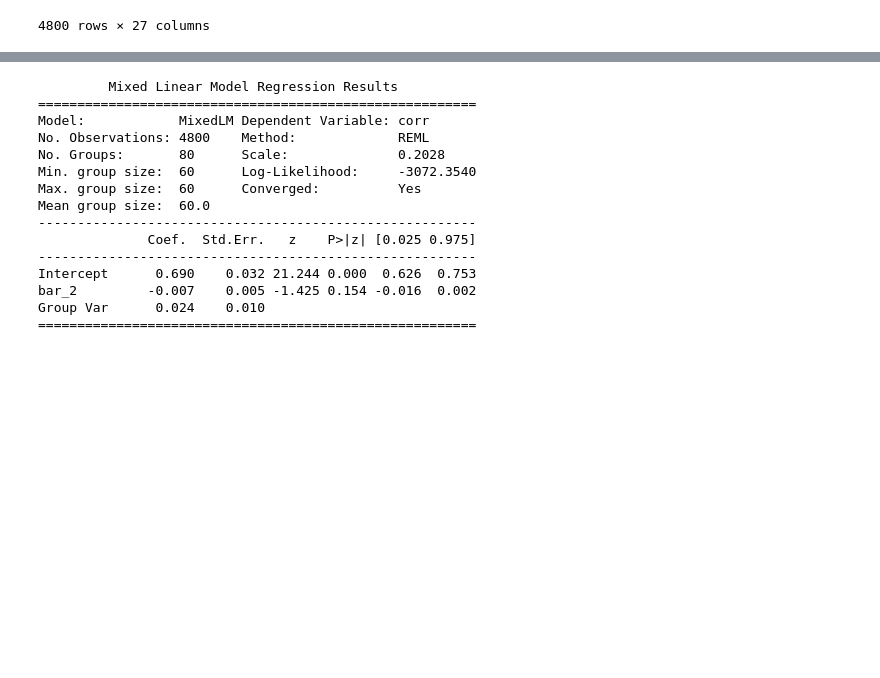
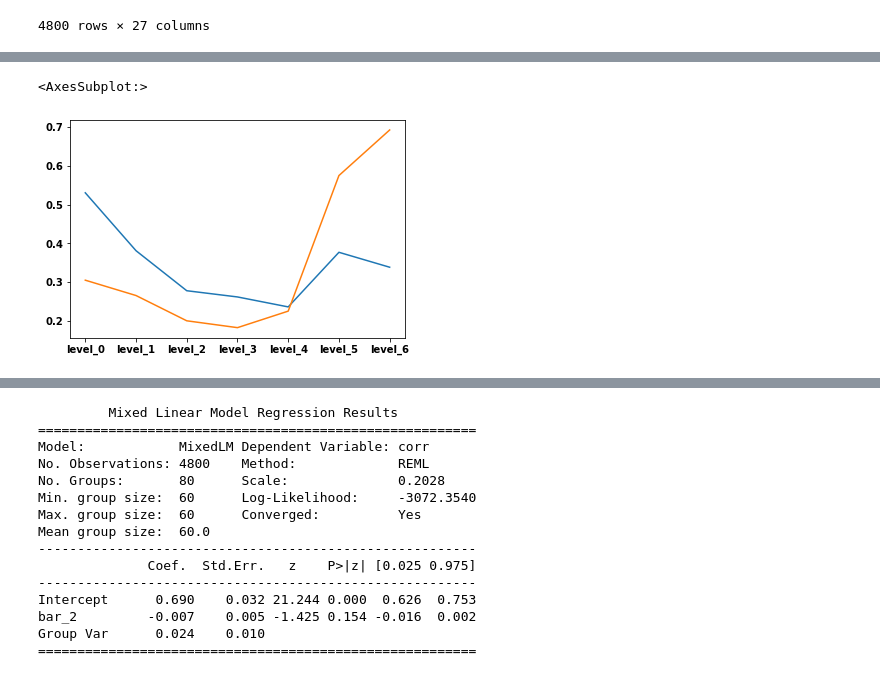
Before and after one commit to edenjenzohar/visual_memory_representation, a Jupyter notebook: functions/multicategory memory representation/experiment analysis/parse_results_same_day_encoding_and_testing.ipynb, the cells around one changed output, grey strips where cells are left out. Saved outputs shown, nothing was run; the diff lists cells and outputs as text; code cells hidden in the pictures; blank space fills up the shorter version.

Commit message:
added some additional plots and stats

```diff
--- a/functions/multicategory memory representation/experiment analysis/parse_results_same_day_encoding_and_testing.ipynb
+++ b/functions/multicategory memory representation/experiment analysis/parse_results_same_day_encoding_and_testing.ipynb
@@ -916,0 +962,21 @@ fig.tight_layout()
+# %%
+#could probably be deleted: just another quick check of how the similarity profiles look across the network
+
+all_subjects_test_df[all_subjects_test_df['layer']==0].groupby(['image1','image2']).aggregate({'level_0':'mean',
+                                                             'level_1':'mean',
+                                                             'level_2':'mean',
+                                                             'level_3':'mean',
+                                                             'level_4':'mean',
+                                                             'level_5':'mean',
+                                                             'level_6':'mean'}).mean(axis=0).plot()
+
+all_subjects_test_df[all_subjects_test_df['layer']==1].groupby(['image1','image2']).aggregate({'level_0':'mean',
+                                                             'level_1':'mean',
+                                                             'level_2':'mean',
+                                                             'level_3':'mean',
+                                                             'level_4':'mean',
+                                                             'level_5':'mean',
+                                                             'level_6':'mean'}).mean(axis=0).plot()
+# %% [output]
+<AxesSubplot:>
+[figure, added]
```
Also changed, not shown: parts of 15 cells of this notebook.
